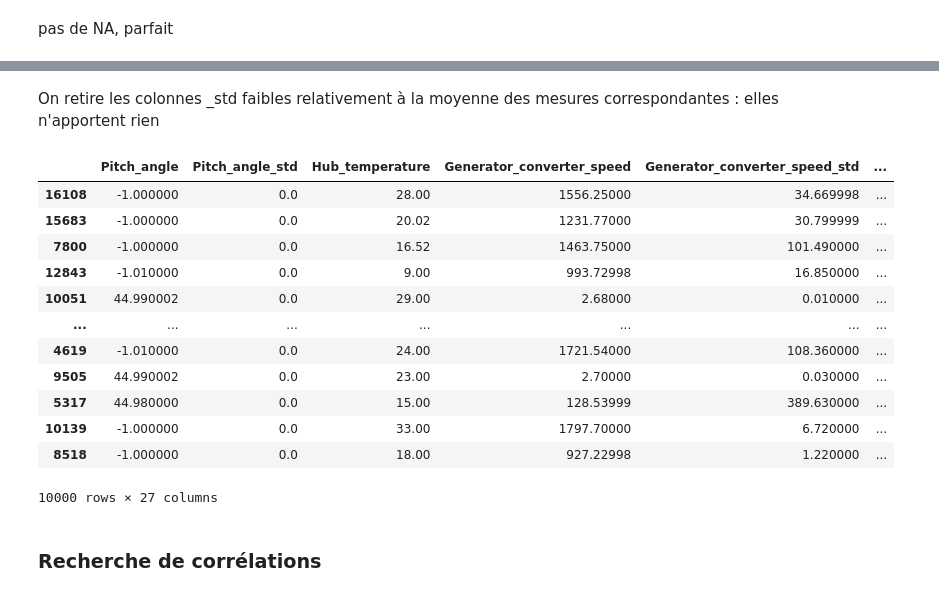
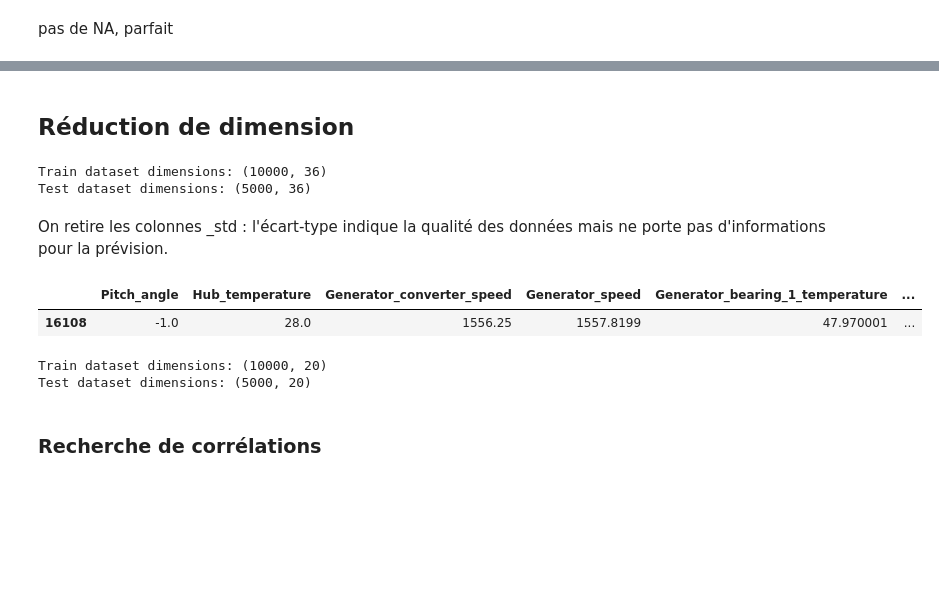
Before and after one commit to GillesBour/formation-data-science, a Jupyter notebook: certificat/BOURDEAU-GILLES.ipynb, the cells around one changed output, grey strips where cells are left out. Saved outputs shown, nothing was run; the diff lists cells and outputs as text; code cells hidden in the pictures; blank space fills up the shorter version.

```diff
--- a/certificat/BOURDEAU-GILLES.ipynb
+++ b/certificat/BOURDEAU-GILLES.ipynb
@@ -87,10 +95,3 @@ test_df.isna().sum()[test_df.isna().sum() > 0]
 Series([], dtype: int64)
 # %% [markdown]
 pas de NA, parfait
-# %%
-# Comparer les max de _std avec les moyennes des colonnes sans le suffixe _std
-for col in train_df.columns:
-    if col.endswith('_std'):
-        base_col = col[:-4]
-        if base_col in train_df.columns:
-            print(f"{base_col}: mean={train_df[base_col].mean()}, {col}: max={train_df[col].max()}")
@@ -112,24 +98,29 @@ Rotor_bearing_temperature: mean=31.1816000084861, Rotor_bearing_temperature_std:
+# %% [markdown]
+## Réduction de dimension
+# %%
+# Afficher les dimensions des datasets
+print(f"Train dataset dimensions: {train_df.shape}")
+print(f"Test dataset dimensions: {test_df.shape}")
+# %% [output]
+Train dataset dimensions: (10000, 36)
+Test dataset dimensions: (5000, 36)
 # %% [markdown]
-On retire les colonnes _std faibles relativement à la moyenne des mesures correspondantes : elles n'apportent rien
+On retire les colonnes _std : l'écart-type indique la qualité des données mais ne porte pas d'informations pour la prévision.
 # %%
-train_df.drop(columns=['Hub_temperature_std','Generator_bearing_1_temperature_std','Generator_bearing_2_temperature_std','Generator_stator_temperature_std','Gearbox_bearing_1_temperature_std','Gearbox_bearing_2_temperature_std','Gearbox_inlet_temperature_std','Gearbox_oil_sump_temperature_std','Rotor_bearing_temperature_std'],inplace=True)
-test_df.drop(columns=['Hub_temperature_std','Generator_bearing_1_temperature_std','Generator_bearing_2_temperature_std','Generator_stator_temperature_std','Gearbox_bearing_1_temperature_std','Gearbox_bearing_2_temperature_std','Gearbox_inlet_temperature_std','Gearbox_oil_sump_temperature_std','Rotor_bearing_temperature_std'],inplace=True)
+train_df.drop(columns=[col for col in train_df.columns if col.endswith(('_std'))],inplace=True)
+test_df.drop(columns=[col for col in test_df.columns if col.endswith(('_std'))],inplace=True)
 
-train_df
+train_df.head(1)
 # %% [output]
-|  | Pitch_angle | Pitch_angle_std | Hub_temperature | Generator_converter_speed | Generator_converter_speed_std | ... |
-| 16108 | -1.000000 | 0.0 | 28.00 | 1556.25000 | 34.669998 | ... |
-| 15683 | -1.000000 | 0.0 | 20.02 | 1231.77000 | 30.799999 | ... |
-| 7800 | -1.000000 | 0.0 | 16.52 | 1463.75000 | 101.490000 | ... |
-| 12843 | -1.010000 | 0.0 | 9.00 | 993.72998 | 16.850000 | ... |
-| 10051 | 44.990002 | 0.0 | 29.00 | 2.68000 | 0.010000 | ... |
-| ... | ... | ... | ... | ... | ... | ... |
-| 4619 | -1.010000 | 0.0 | 24.00 | 1721.54000 | 108.360000 | ... |
-| 9505 | 44.990002 | 0.0 | 23.00 | 2.70000 | 0.030000 | ... |
-| 5317 | 44.980000 | 0.0 | 15.00 | 128.53999 | 389.630000 | ... |
-| 10139 | -1.000000 | 0.0 | 33.00 | 1797.70000 | 6.720000 | ... |
-| 8518 | -1.000000 | 0.0 | 18.00 | 927.22998 | 1.220000 | ... |
+|  | Pitch_angle | Hub_temperature | Generator_converter_speed | Generator_speed | Generator_bearing_1_temperature | ... |
+| 16108 | -1.0 | 28.0 | 1556.25 | 1557.8199 | 47.970001 | ... |
-10000 rows × 27 columns
+# %%
+# Afficher les dimensions des datasets
+print(f"Train dataset dimensions: {train_df.shape}")
+print(f"Test dataset dimensions: {test_df.shape}")
+# %% [output]
+Train dataset dimensions: (10000, 20)
+Test dataset dimensions: (5000, 20)
 # %% [markdown]
 ### Recherche de corrélations
 # %%
```
Also changed, not shown: parts of 57 cells of this notebook.
